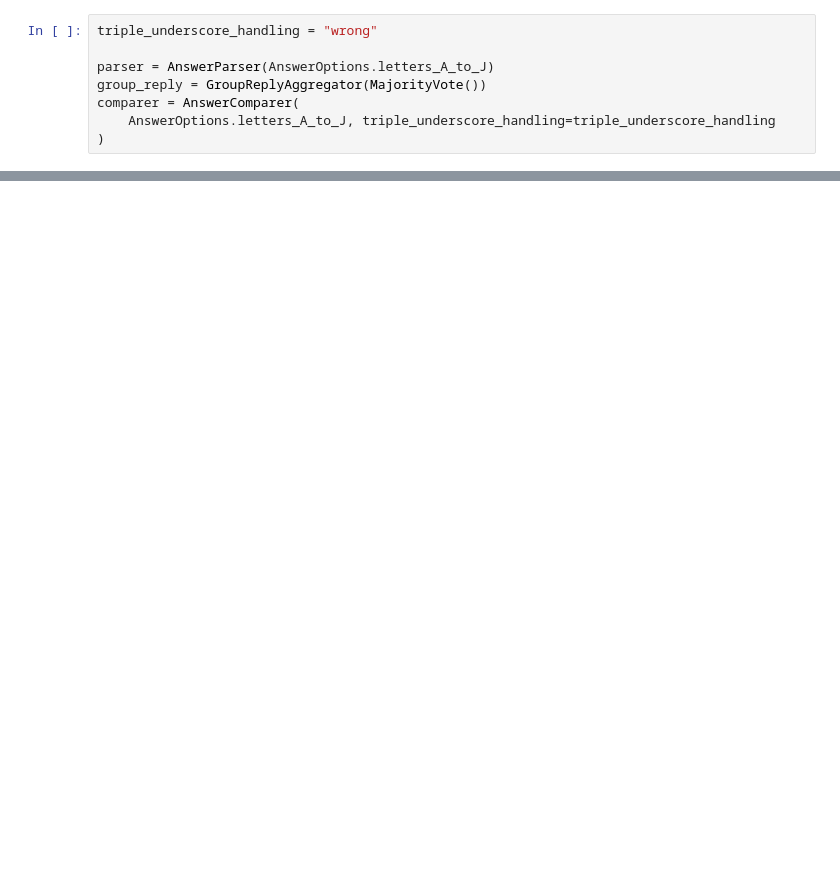
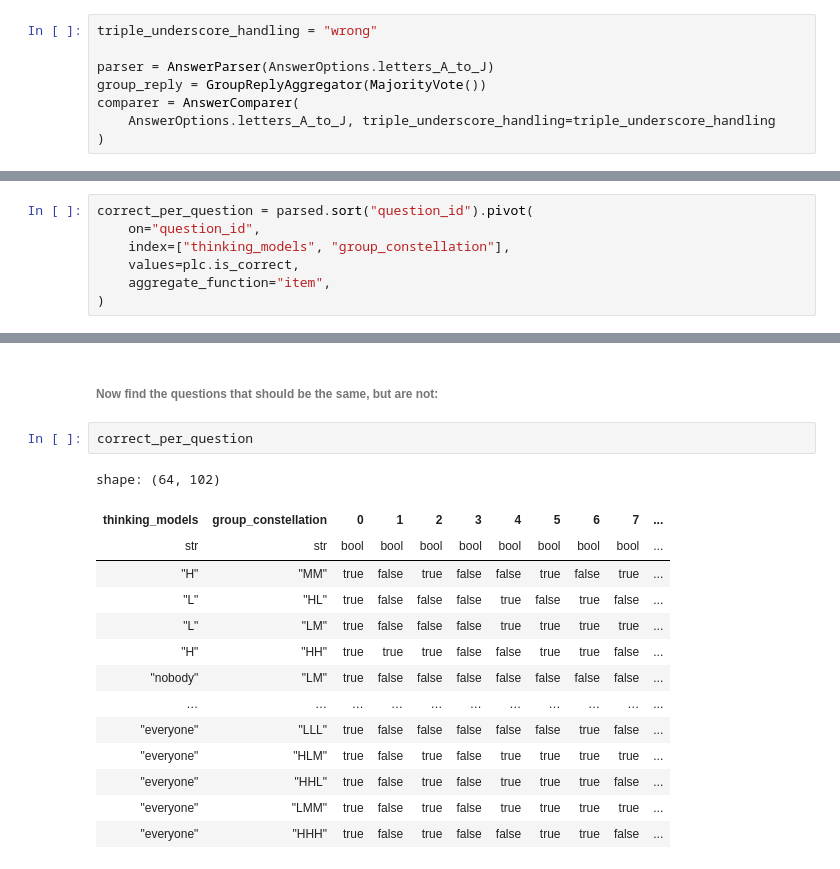
Before and after one commit to XfensorX/Beyond-Multi-Agent-Debate, a Jupyter notebook: src/social_groups/analysis/defs/notebooks/thinking_mad_analysis.ipynb, the cells around one changed output, grey strips where cells are left out. Drawn from its saved outputs; the diff is of its cells as text; blank space fills up the shorter version.

```diff
--- a/src/social_groups/analysis/defs/notebooks/thinking_mad_analysis.ipynb
+++ b/src/social_groups/analysis/defs/notebooks/thinking_mad_analysis.ipynb
@@ -192,0 +233,7 @@ RuntimeWarning: Enable tracemalloc to get the object allocation traceback
+# %%
+correct_per_question = parsed.sort("question_id").pivot(
+    on="question_id",
+    index=["thinking_models", "group_constellation"],
+    values=plc.is_correct,
+    aggregate_function="item",
+)
@@ -192,0 +288,19 @@ RuntimeWarning: Enable tracemalloc to get the object allocation traceback
+# %% [markdown]
+###### Now find the questions that should be the same, but are not:
+# %%
+correct_per_question
+# %% [output]
+shape: (64, 102)
+| thinking_models | group_constellation | 0 | 1 | 2 | 3 | 4 | 5 | 6 | 7 | ... |
+| str | str | bool | bool | bool | bool | bool | bool | bool | bool | ... |
+| "H" | "MM" | true | false | true | false | false | true | false | true | ... |
+| "L" | "HL" | true | false | false | false | true | false | true | false | ... |
+| "L" | "LM" | true | false | false | false | true | true | true | true | ... |
+| "H" | "HH" | true | true | true | false | false | true | true | false | ... |
+| "nobody" | "LM" | true | false | false | false | false | false | false | false | ... |
+| … | … | … | … | … | … | … | … | … | … | ... |
+| "everyone" | "LLL" | true | false | false | false | false | false | true | false | ... |
+| "everyone" | "HLM" | true | false | true | false | true | true | true | true | ... |
+| "everyone" | "HHL" | true | false | true | false | true | true | true | false | ... |
+| "everyone" | "LMM" | true | false | true | false | true | true | true | true | ... |
+| "everyone" | "HHH" | true | false | true | false | false | true | true | false | ... |
```
Also changed, not shown: parts of 14 cells of this notebook, 4 other files.
